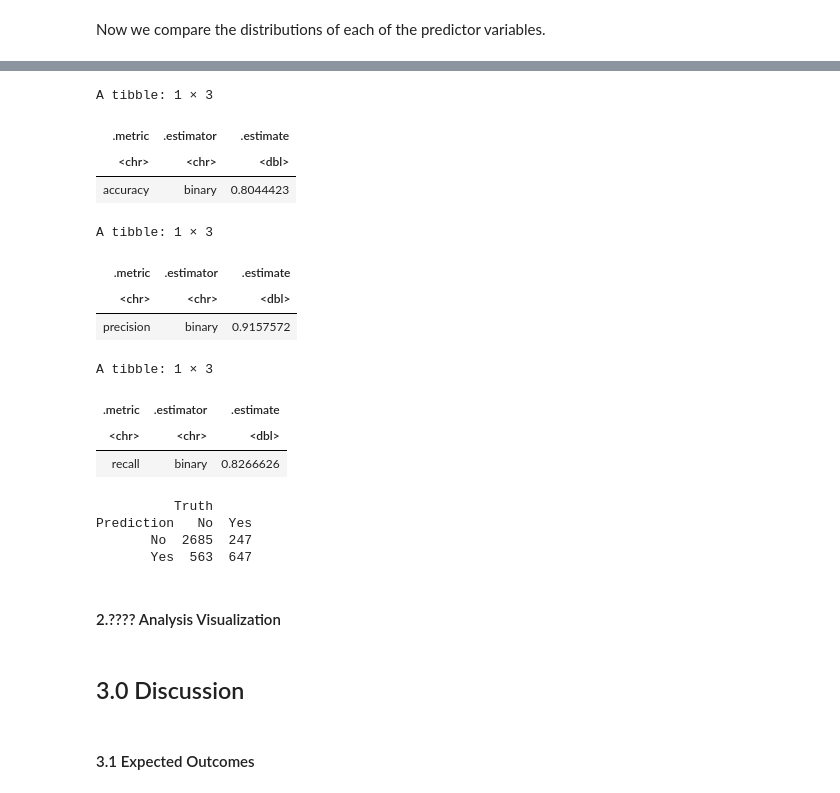
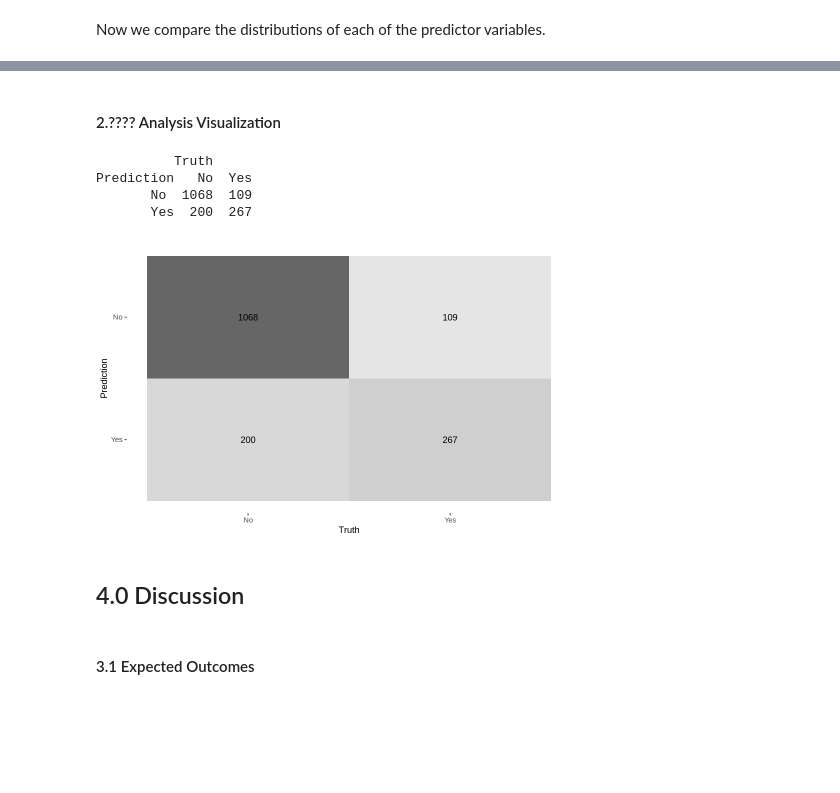
Before and after one commit to tqmemon/australia-rainfall-prediction, a Jupyter notebook: GroupReport.ipynb, the cells around one changed output, grey strips where cells are left out. Drawn from its saved outputs; the diff is of its cells as text; code cells hidden in the pictures; blank space fills up the shorter version.

Commit message:
Model and Conf HeatMap added

```diff
--- a/GroupReport.ipynb
+++ b/GroupReport.ipynb
@@ -371,0 +277,11 @@ Best k: 51
+# %%
+# Build final model with our chosen k value from the graph
+knn_spec_final <- nearest_neighbor(weight_func = "rectangular", neighbors = best_k) |>
+     set_engine("kknn") |>
+     set_mode("classification")
+
+knn_fit <- workflow() |>
+  add_recipe(rain_recipe) |>
+  add_model(knn_spec_final) |>
+  fit(data=weather_train_clean)
+knn_fit
@@ -372,43 +337,20 @@ Best k: 51
+# %% [markdown]
+#### 2.???? Analysis Visualization
 # %%
-# Testing and Evaluating the model
-
-rain_test_predictions <- predict(knn_fit, weather_test_clean) |>
-  bind_cols(weather_test_clean)
-
-rain_test_predictions |>
-  metrics(truth = RainTomorrow, estimate = .pred_class) |>
-  filter(.metric == "accuracy")
-
-rain_test_predictions |>
-    precision(truth = RainTomorrow, estimate = .pred_class, event_level="first")
-
-rain_test_predictions |>
-    recall(truth = RainTomorrow, estimate = .pred_class, event_level="first")
-
+# Visualize with Confusion Matrix
 confusion <- rain_test_predictions |>
              conf_mat(truth = RainTomorrow, estimate = .pred_class)
 confusion
+
+autoplot(confusion, type = "heatmap")
 # %% [output]
-A tibble: 1 × 3
+          Truth
+Prediction   No  Yes
+       No  1068  109
+       Yes  200  267
-| .metric | .estimator | .estimate |
-| <chr> | <chr> | <dbl> |
-| accuracy | binary | 0.8044423 |
-A tibble: 1 × 3
-| .metric | .estimator | .estimate |
-| <chr> | <chr> | <dbl> |
-| precision | binary | 0.9157572 |
-A tibble: 1 × 3
-| .metric | .estimator | .estimate |
-| <chr> | <chr> | <dbl> |
-| recall | binary | 0.8266626 |
-          Truth
-Prediction   No  Yes
-       No  2685  247
-       Yes  563  647
+[figure, added]
-# %% [markdown]
-#### 2.???? Analysis Visualization
 # %% [markdown]
-## 3.0 Discussion
+## 4.0 Discussion
 # %% [markdown]
 #### 3.1 Expected Outcomes
 # %% [markdown]
```
Also changed, not shown: parts of 28 cells of this notebook.
